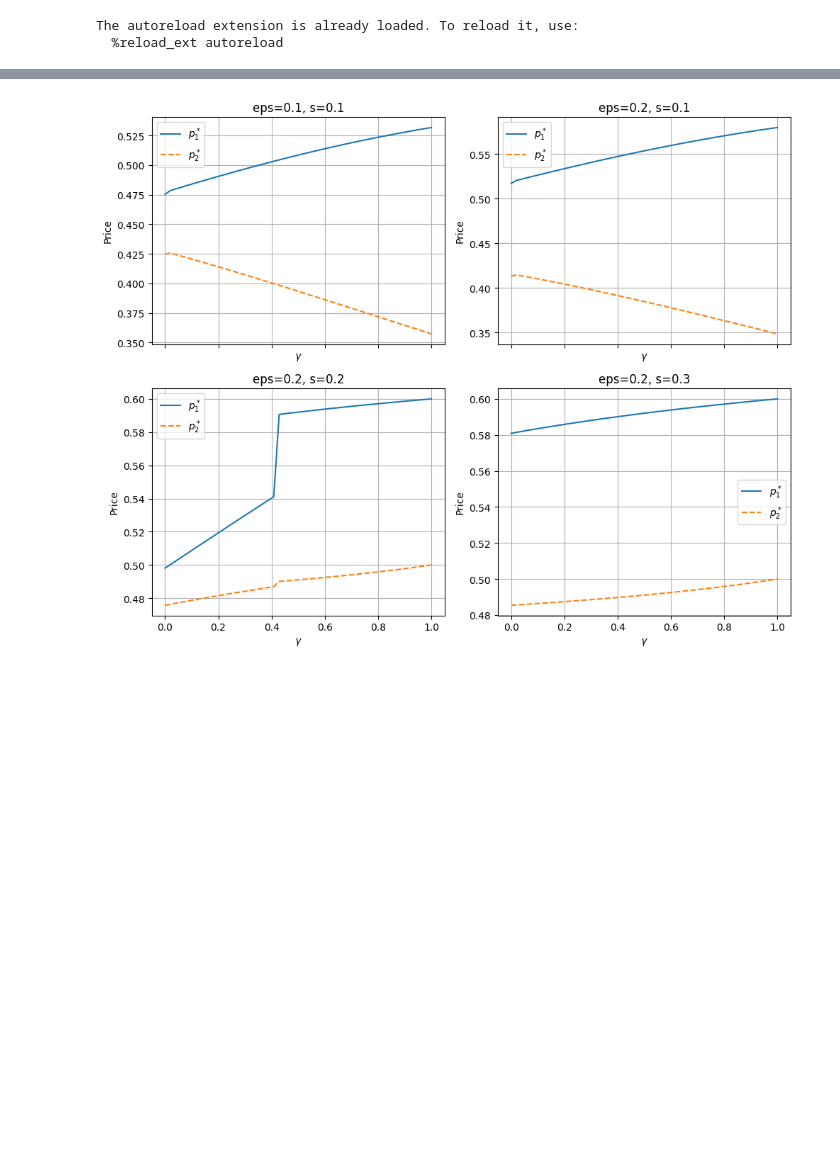
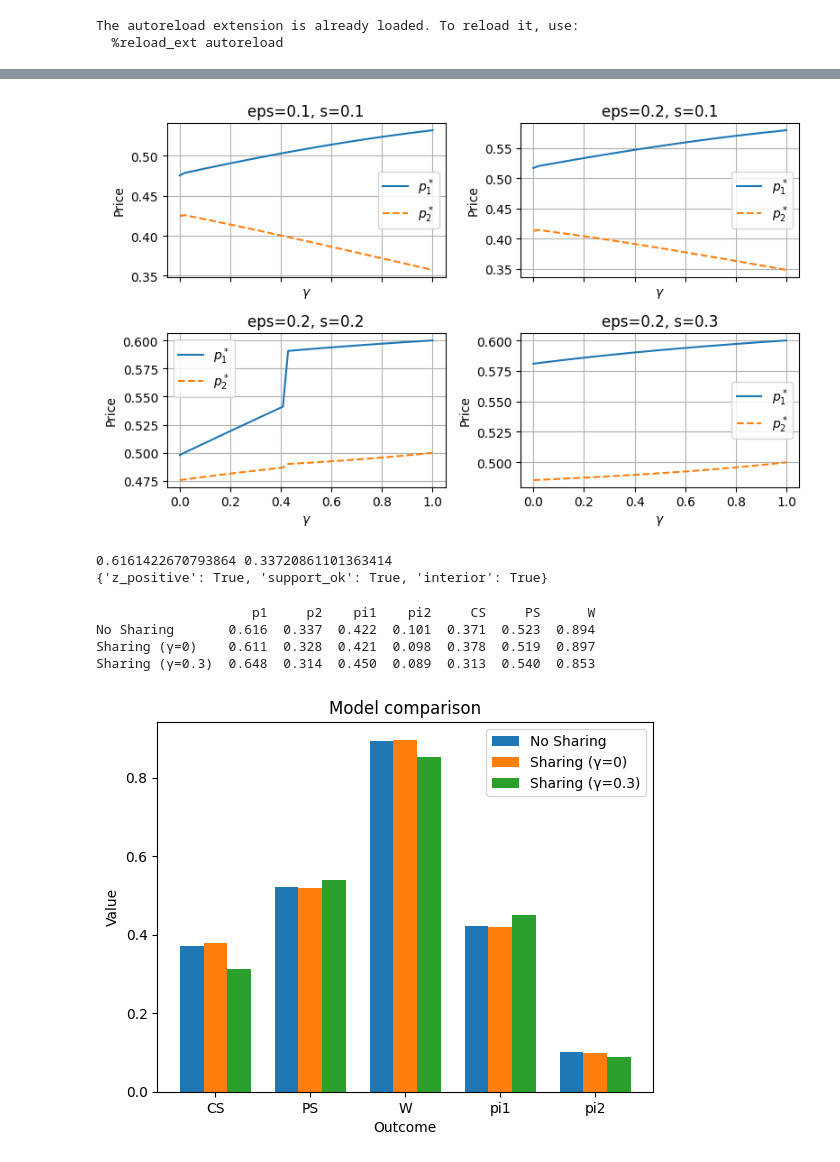
Before and after one commit to lkh927/masters2026, a Jupyter notebook: Model.ipynb, the cells around one changed output, grey strips where cells are left out. Cells and saved outputs as stored; diff of their text form; code cells hidden in the pictures; blank space fills up the shorter version.

Commit message:
spændende sager; comparison mellem benchmark og med og uden naïvete.

```diff
--- a/Model.ipynb
+++ b/Model.ipynb
@@ -133,9 +141,9 @@ plt.show()
 # %%
-fig, axes = plt.subplots(2, 2, figsize=(10, 8), sharex=True)
+fig, axes = plt.subplots(2, 2, figsize=(8, 5), sharex=True)
 
 for ax, (eps, s) in zip(axes.flatten(), cases):
 
-    p1, p2, theta = model.compute_equilibrium_path(eps, s, gamma_grid)
+    p1, p2, pi1, pi2, theta, CS, PS, W = model.compute_equilibrium_path(eps, s, gamma_grid)
 
     ax.plot(gamma_grid, p1, label=r"$p_1^*$")
     ax.plot(gamma_grid, p2, linestyle="--", label=r"$p_2^*$")
@@ -149,4 +157,4 @@ for ax, (eps, s) in zip(axes.flatten(), cases):
 plt.tight_layout()
 plt.show()
 # %% [output]
-[figure, old version]
+[figure, new version]
@@ -152,0 +165,11 @@ plt.show()
+# %%
+eps, s = 0.5, 0.19
+p1, p2, converged = nosharing.solve_equilibrium(eps, s)
+
+check = nosharing.check_interior(p1, p2, eps, s)
+
+print(p1, p2)
+print(check)
+# %% [output]
+0.6161422670793864 0.33720861101363414
+{'z_positive': True, 'support_ok': True, 'interior': True}
@@ -152,0 +227,12 @@ plt.show()
+# %%
+df = compute_outcomes(eps=0.5, s=0.19)
+print(df.round(3))
+# %% [output]
+                    p1     p2    pi1    pi2     CS     PS      W
+No Sharing       0.616  0.337  0.422  0.101  0.371  0.523  0.894
+Sharing (γ=0)    0.611  0.328  0.421  0.098  0.378  0.519  0.897
+Sharing (γ=0.3)  0.648  0.314  0.450  0.089  0.313  0.540  0.853
+# %%
+model.plot_comparison(df)
+# %% [output]
+[figure, added]
```
Also changed, not shown: parts of 9 cells of this notebook, 2 other files.
